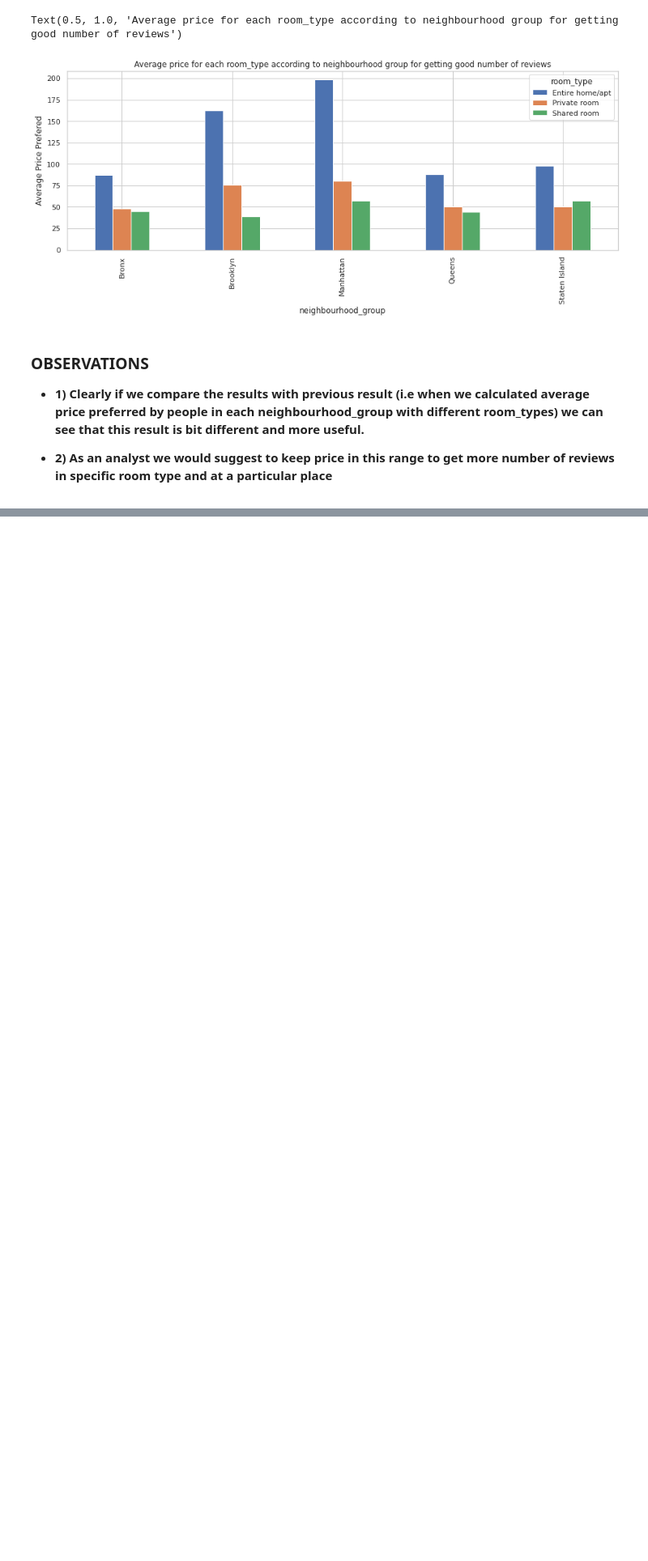
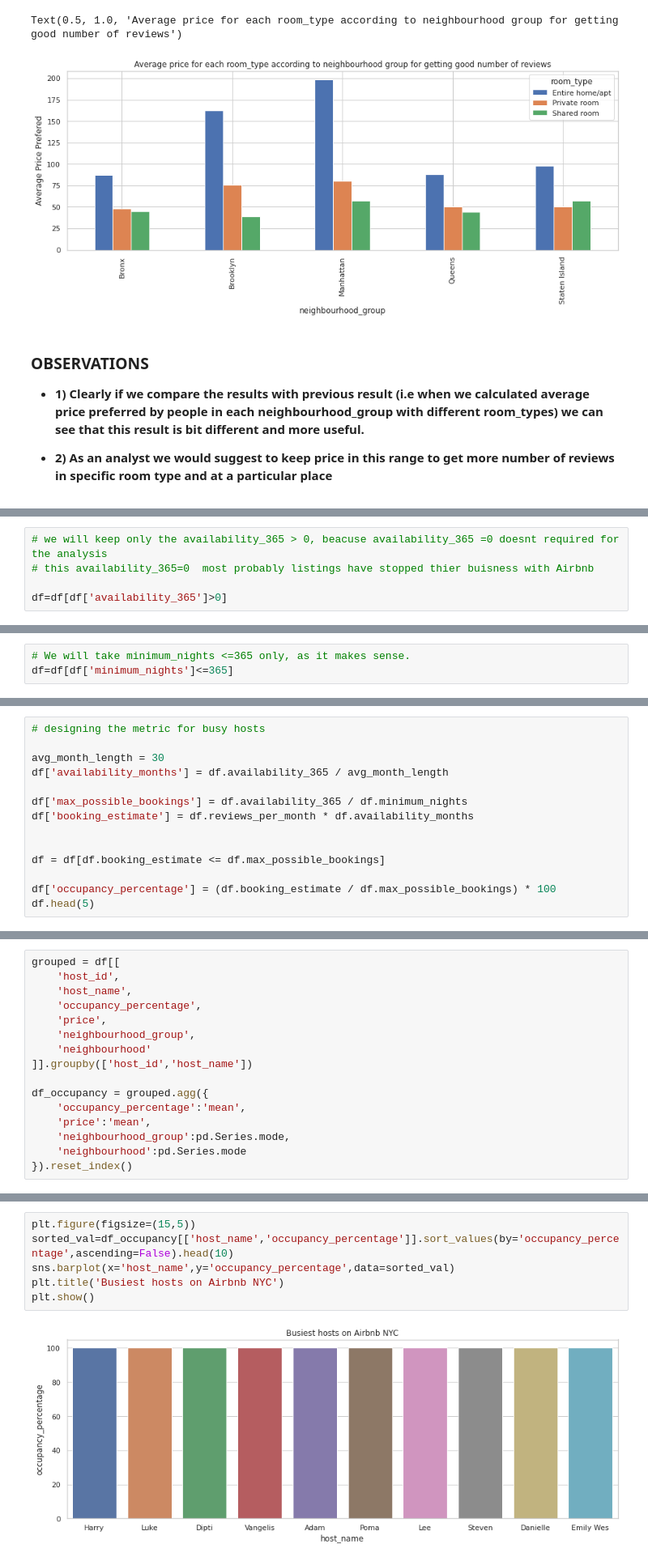
Before and after one commit to bhavikk001/airbnb-eda, a Jupyter notebook: Airbnb_Bookings_Analysis_(Team)_Capstone_Project.ipynb, the cells around one changed output, grey strips where cells are left out. Shown at 81% size. Drawn from its saved outputs; the diff is of its cells as text; blank space fills up the shorter version.

```diff
--- a/Airbnb_Bookings_Analysis_(Team)_Capstone_Project.ipynb
+++ b/Airbnb_Bookings_Analysis_(Team)_Capstone_Project.ipynb
@@ -790,0 +799,5 @@ Text(0.5, 1.0, 'Average price for each room_type according to neighbourhood grou
+# %%
+# we will keep only the availability_365 > 0, beacuse availability_365 =0 doesnt required for the analysis
+# this availability_365=0  most probably listings have stopped thier buisness with Airbnb
+
+df=df[df['availability_365']>0]
@@ -790,0 +818,3 @@ Text(0.5, 1.0, 'Average price for each room_type according to neighbourhood grou
+# %%
+# We will take minimum_nights <=365 only, as it makes sense.
+df=df[df['minimum_nights']<=365]
@@ -790,0 +846,14 @@ Text(0.5, 1.0, 'Average price for each room_type according to neighbourhood grou
+# %%
+# designing the metric for busy hosts
+
+avg_month_length = 30
+df['availability_months'] = df.availability_365 / avg_month_length
+
+df['max_possible_bookings'] = df.availability_365 / df.minimum_nights
+df['booking_estimate'] = df.reviews_per_month * df.availability_months
+
+
+df = df[df.booking_estimate <= df.max_possible_bookings]
+
+df['occupancy_percentage'] = (df.booking_estimate / df.max_possible_bookings) * 100
+df.head(5)
@@ -790,0 +870,16 @@ Text(0.5, 1.0, 'Average price for each room_type according to neighbourhood grou
+# %%
+grouped = df[[
+    'host_id',
+    'host_name',
+    'occupancy_percentage',
+    'price',
+    'neighbourhood_group',
+    'neighbourhood'
+]].groupby(['host_id','host_name'])
+
+df_occupancy = grouped.agg({
+    'occupancy_percentage':'mean',
+    'price':'mean',
+    'neighbourhood_group':pd.Series.mode,
+    'neighbourhood':pd.Series.mode
+}).reset_index()
@@ -790,0 +902,8 @@ Text(0.5, 1.0, 'Average price for each room_type according to neighbourhood grou
+# %%
+plt.figure(figsize=(15,5))
+sorted_val=df_occupancy[['host_name','occupancy_percentage']].sort_values(by='occupancy_percentage',ascending=False).head(10)
+sns.barplot(x='host_name',y='occupancy_percentage',data=sorted_val)
+plt.title('Busiest hosts on Airbnb NYC')
+plt.show()
+# %% [output]
+[figure, added]
```
Also changed, not shown: parts of 11 cells of this notebook.
